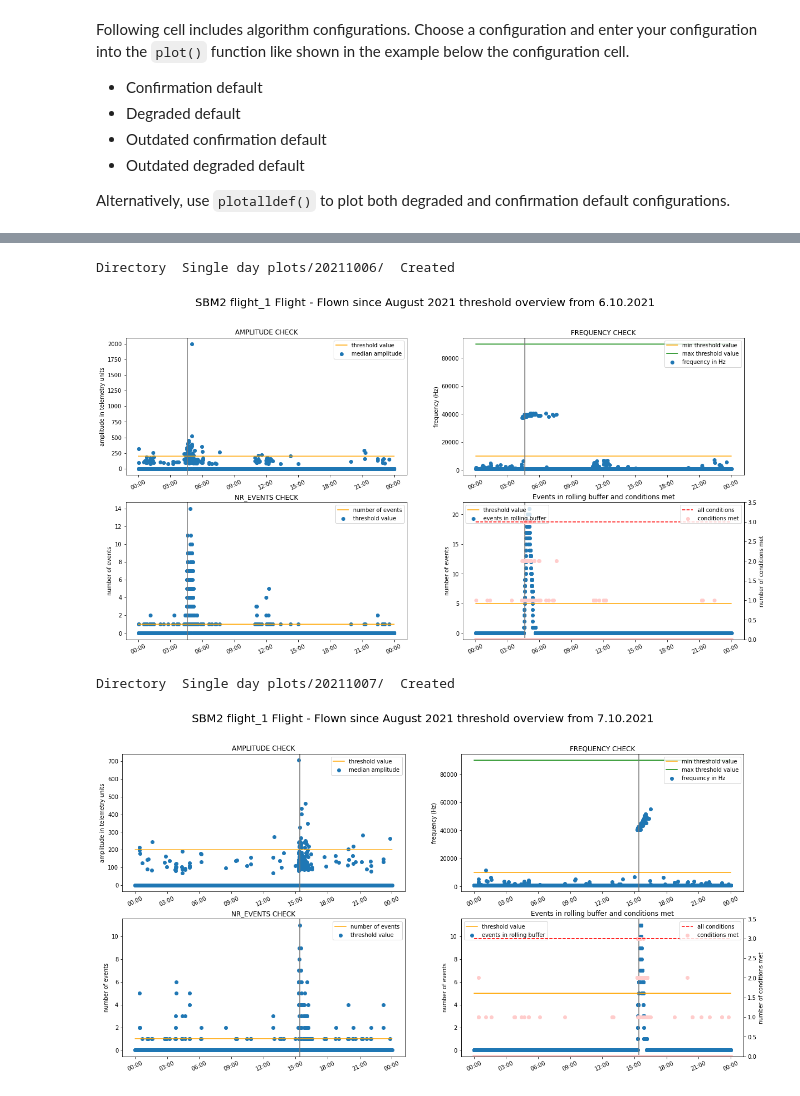
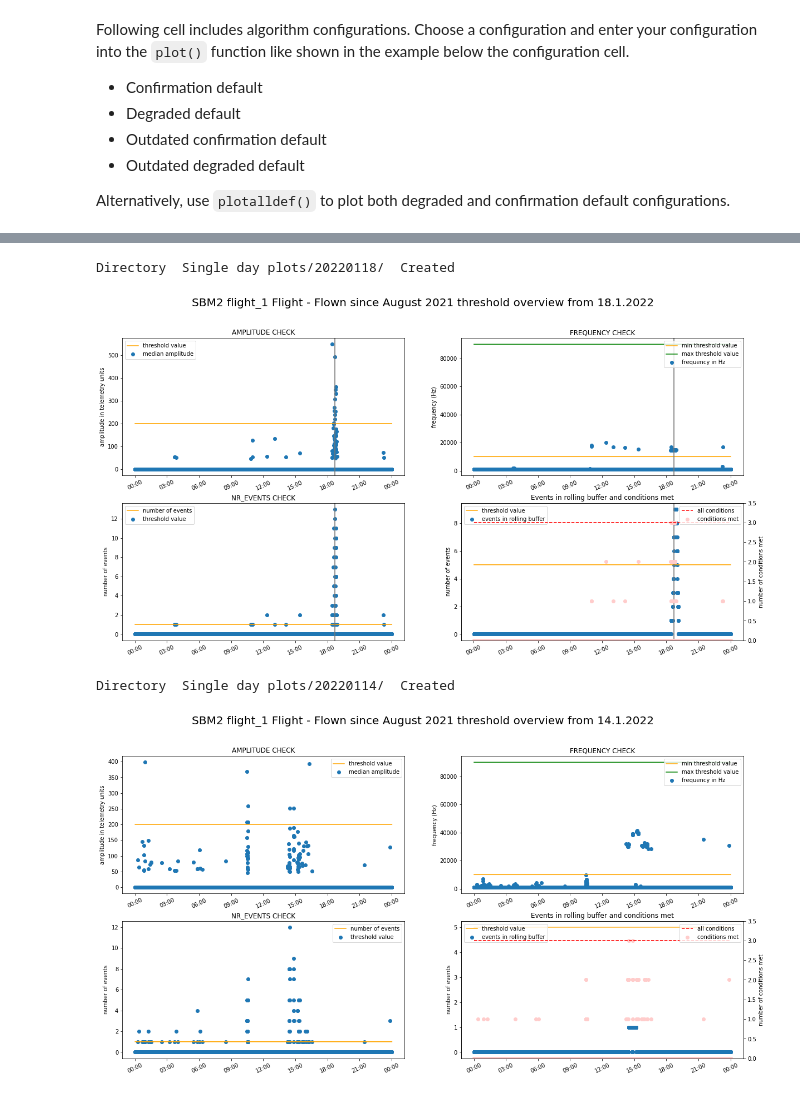
Before and after one commit to formanet415/SBM2-detection, a Jupyter notebook: Single day plotter.ipynb, the cells around one changed output, grey strips where cells are left out. Cells and saved outputs as stored; diff of their text form; code cells hidden in the pictures.

```diff
--- a/Single day plotter.ipynb
+++ b/Single day plotter.ipynb
@@ -266,12 +266,12 @@ Directory  Single day plots/20211009/  Created
 # %%
 # Example
-plot(2021, 10, 6, flown_1)
+plot(2022, 1, 18, flown_1)
 # %% [output]
-Directory  Single day plots/20211006/  Created
+Directory  Single day plots/20220118/  Created
-[figure, old version]
+[figure, new version]
 # %%
 # Example
-plot(2021, 10, 7, flown_1)
+plot(2022, 1, 14, flown_1)
 # %% [output]
-Directory  Single day plots/20211007/  Created
+Directory  Single day plots/20220114/  Created
-[figure, old version]
+[figure, new version]
```
Also changed, not shown: parts of 7 cells of this notebook, 16 other files.
